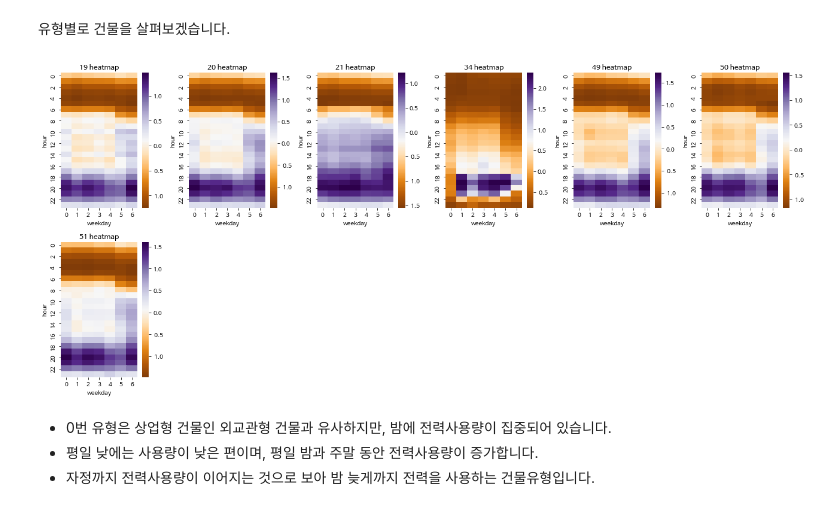
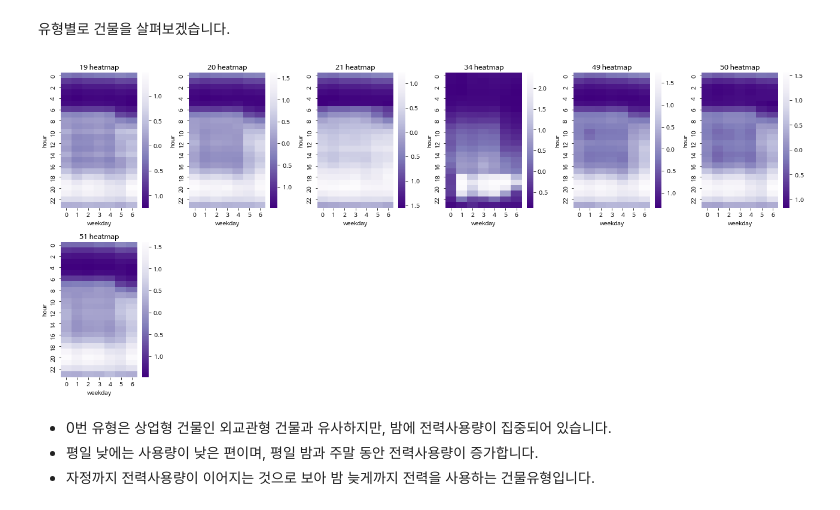
Before and after one commit to HRPzz/AIFFEL_HACKATHON_1, a Jupyter notebook: [H-01] Team03_Datathon.ipynb, the cells around one changed output. Saved outputs shown, nothing was run; the diff lists cells and outputs as text; code cells hidden in the pictures.

```diff
--- a/[H-01] Team03_Datathon.ipynb
+++ b/[H-01] Team03_Datathon.ipynb
@@ -864,13 +846,13 @@ train_cl.groupby(['km_cluster'])['num'].count().to_frame()/2040
 # %%
 # 기존:활동가형(1:5.0) → 0:5.0)
 fig = plt.figure(figsize=(18, np.ceil(len(km_0)/6)*4))
 for i, n in enumerate(km_0):
     plt.subplot(np.ceil(len(km_0)/6), 6, i+1)
     plt.title("{} heatmap".format(n))
-    sns.heatmap(train.loc[train.num == n].groupby(['weekday', 'hour'])['target'].mean().unstack().T, cmap='PuOr')
+    sns.heatmap(train.loc[train.num == n].groupby(['weekday', 'hour'])['target'].mean().unstack().T, cmap='Purples_r')
     plt.tight_layout()
 # %% [output]
-[figure, old version]
+[figure, new version]
 # %% [markdown]
 - 0번 유형은 상업형 건물인 외교관형 건물과 유사하지만, 밤에 전력사용량이 집중되어 있습니다.
 - 평일 낮에는 사용량이 낮은 편이며, 평일 밤과 주말 동안 전력사용량이 증가합니다.
```
Also changed, not shown: parts of 30 cells of this notebook.
